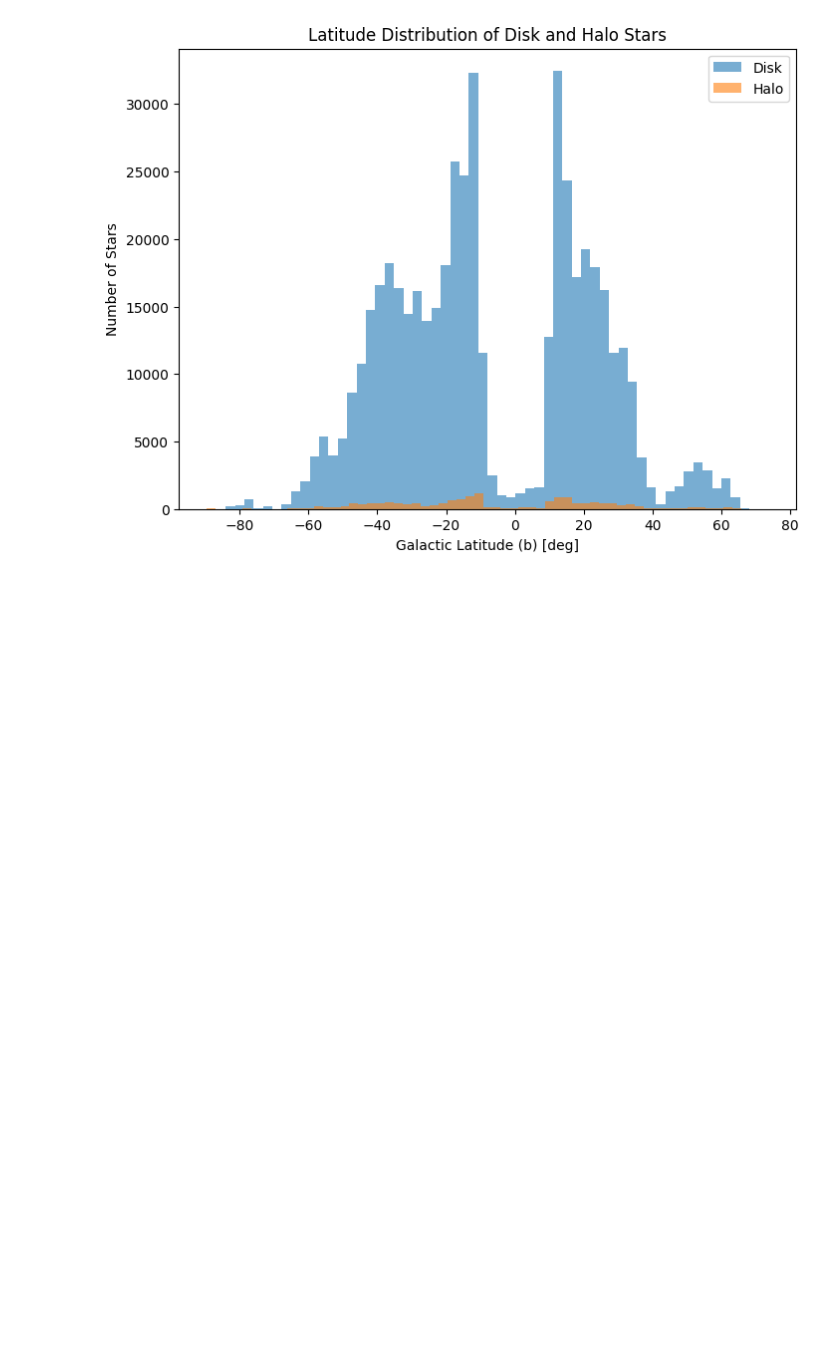
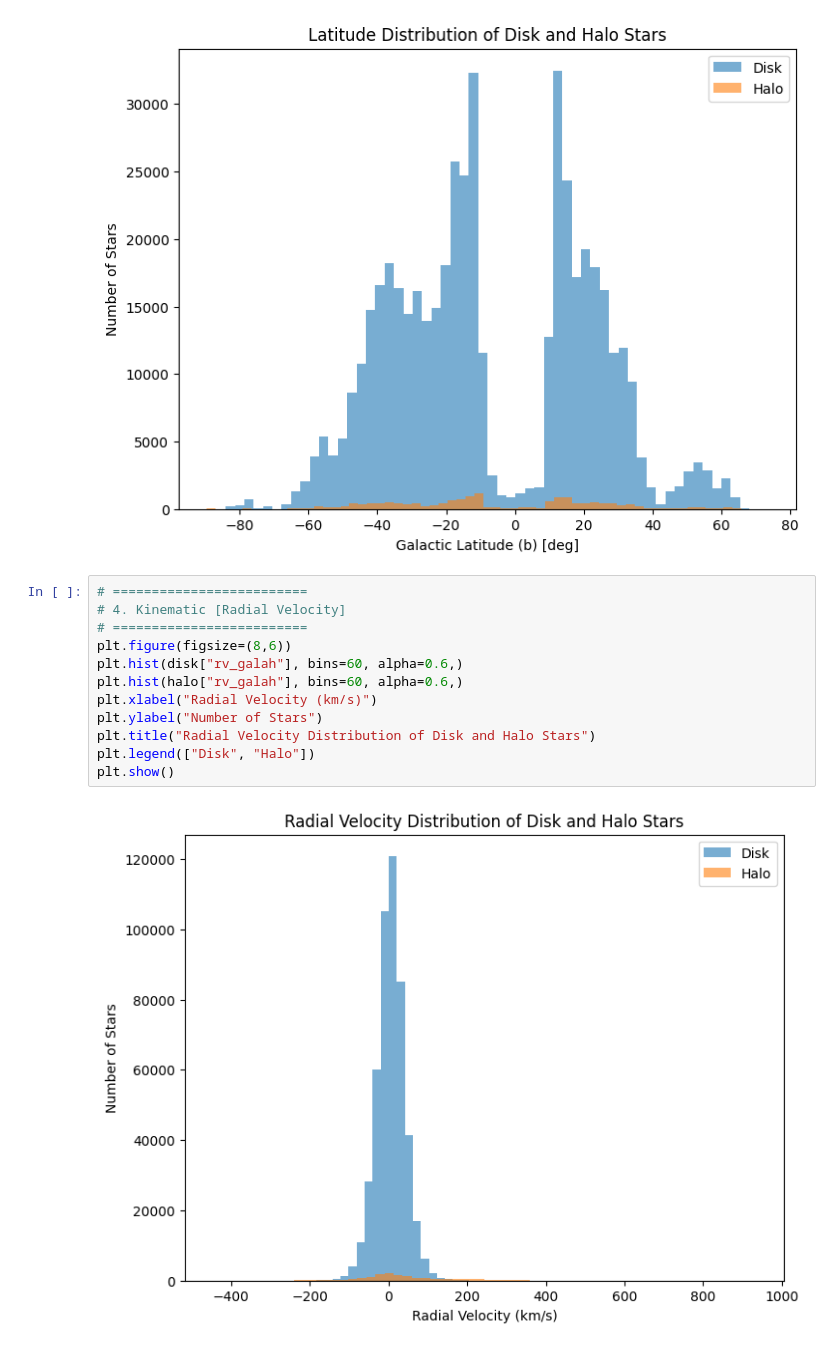
Before and after one commit to AndrewwwC4/PHYS-2116-Computational-Assessment, a Jupyter notebook: analysis.ipynb, the cells around one changed output. Drawn from its saved outputs; the diff is of its cells as text; blank space fills up the shorter version.

```diff
--- a/analysis.ipynb
+++ b/analysis.ipynb
@@ -184,3 +184,17 @@ plt.legend()
 plt.show()
 # %% [output]
 [figure]
+# %%
+# =========================
+# 4. Kinematic [Radial Velocity]
+# =========================
+plt.figure(figsize=(8,6))
+plt.hist(disk["rv_galah"], bins=60, alpha=0.6,)
+plt.hist(halo["rv_galah"], bins=60, alpha=0.6,)
+plt.xlabel("Radial Velocity (km/s)")
+plt.ylabel("Number of Stars")
+plt.title("Radial Velocity Distribution of Disk and Halo Stars")
+plt.legend(["Disk", "Halo"])
+plt.show()
+# %% [output]
+[figure, added]
```
Also changed, not shown: parts of 3 cells of this notebook.
